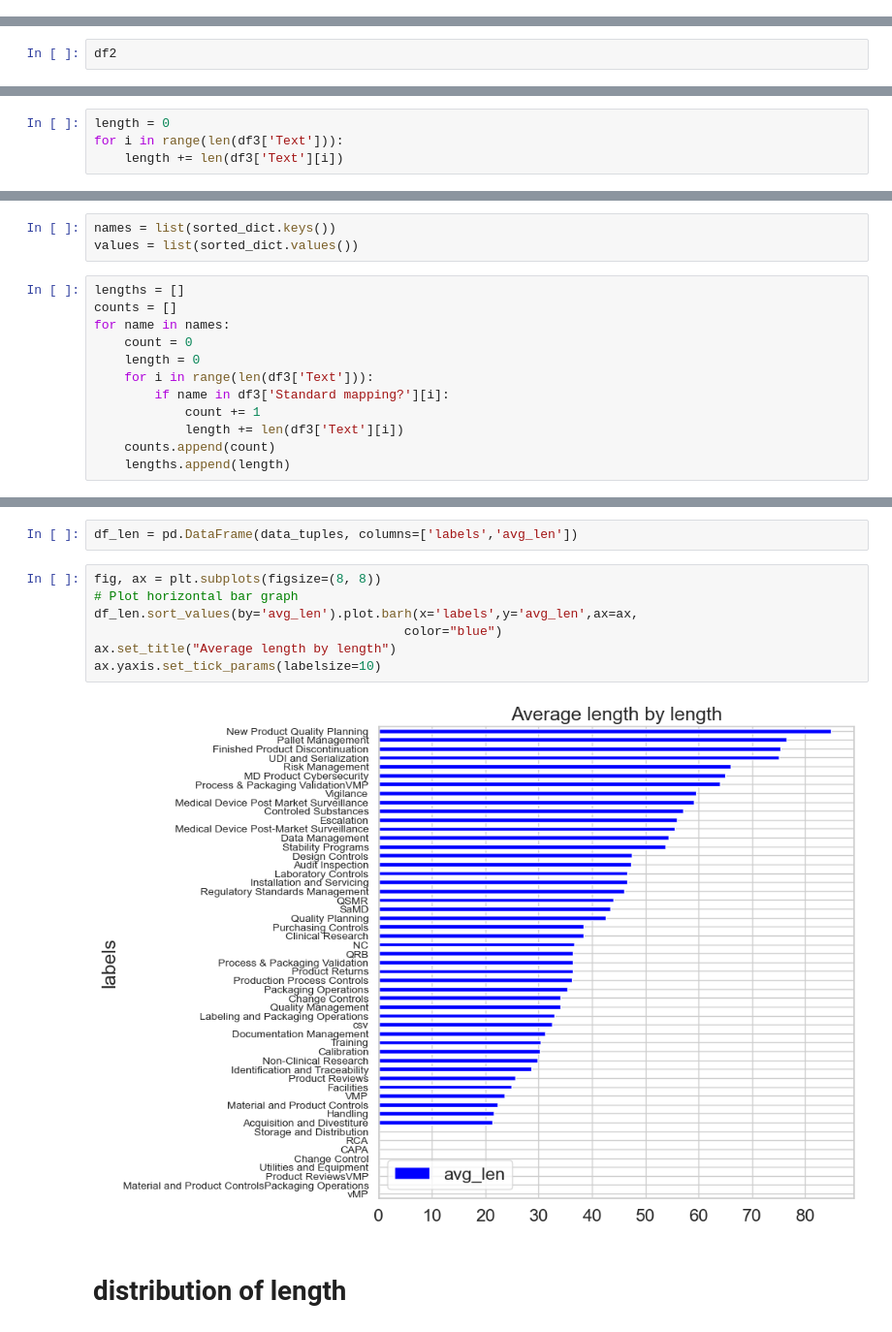
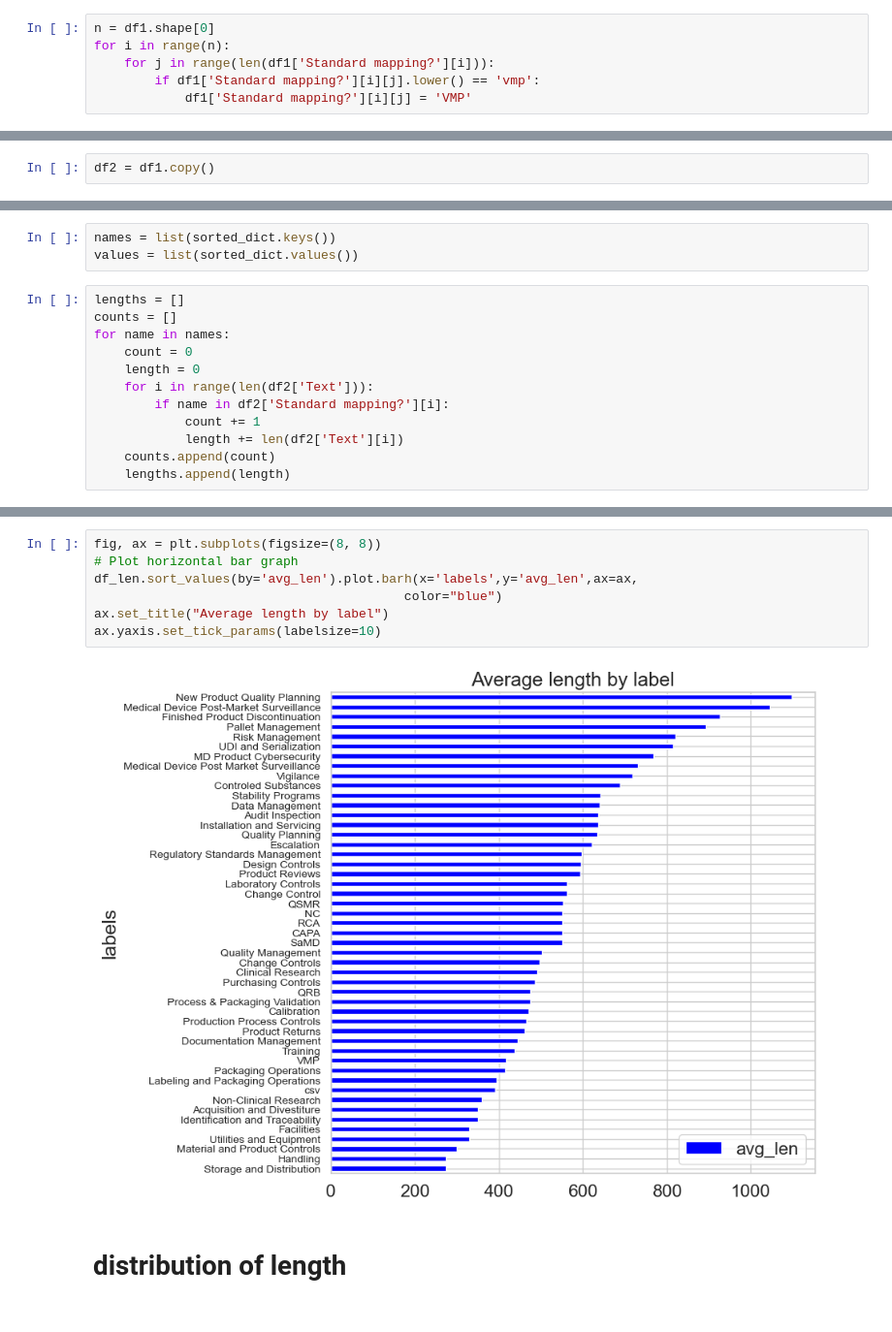
Before and after one commit to vishu-tyagi/JNJ-Capstone-Project, a Jupyter notebook: notebooks/eda.ipynb, the cells around one changed output, grey strips where cells are left out. Shown at 97% size. Saved outputs shown, nothing was run; the diff lists cells and outputs as text.

```diff
--- a/notebooks/eda.ipynb
+++ b/notebooks/eda.ipynb
@@ -44,2 +49,8 @@ df1
+# %%
+n = df1.shape[0]
+for i in range(n):
+    for j in range(len(df1['Standard mapping?'][i])):
+        if df1['Standard mapping?'][i][j].lower() == 'vmp':
+            df1['Standard mapping?'][i][j] = 'VMP'
 # %% [markdown]
 # number of samples by category
@@ -50,2 +57,2 @@ df2.reset_index(drop=True, inplace=True)
 # %%
-df2
+df2 = df1.copy()
@@ -157,6 +135,2 @@ Text(0.5, 1.0, 'Common Words Found in Tweets (Without Stop Words)')
 # %% [markdown]
 # sentence length analysis
-# %%
-length = 0
-for i in range(len(df3['Text'])):
-    length += len(df3['Text'][i])
@@ -171,10 +143,10 @@ counts = []
 for name in names:
     count = 0
     length = 0
-    for i in range(len(df3['Text'])):
-        if name in df3['Standard mapping?'][i]:
+    for i in range(len(df2['Text'])):
+        if name in df2['Standard mapping?'][i]:
             count += 1
-            length += len(df3['Text'][i])
+            length += len(df2['Text'][i])
     counts.append(count)
     lengths.append(length)
 # %%
@@ -189,14 +163,12 @@ data_tuples = list(zip(names,avg_len))
-# %%
-df_len = pd.DataFrame(data_tuples, columns=['labels','avg_len'])
 # %%
 fig, ax = plt.subplots(figsize=(8, 8))
 # Plot horizontal bar graph
 df_len.sort_values(by='avg_len').plot.barh(x='labels',y='avg_len',ax=ax,
                                          color="blue")
-ax.set_title("Average length by length")
+ax.set_title("Average length by label")
 ax.yaxis.set_tick_params(labelsize=10)
 # %% [output]
-[figure, old version]
+[figure, new version]
 # %% [markdown]
 # distribution of length
 # %%
```
Also changed, not shown: parts of 14 cells of this notebook.
